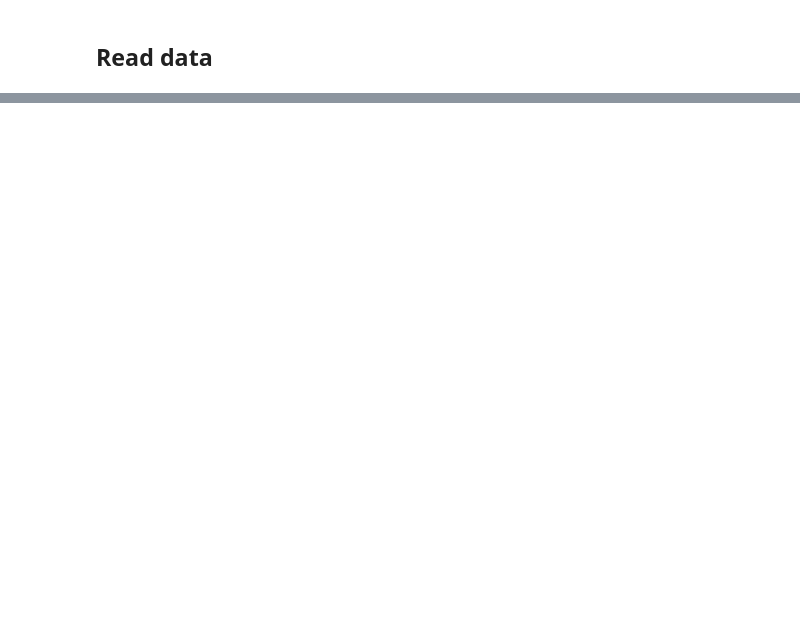
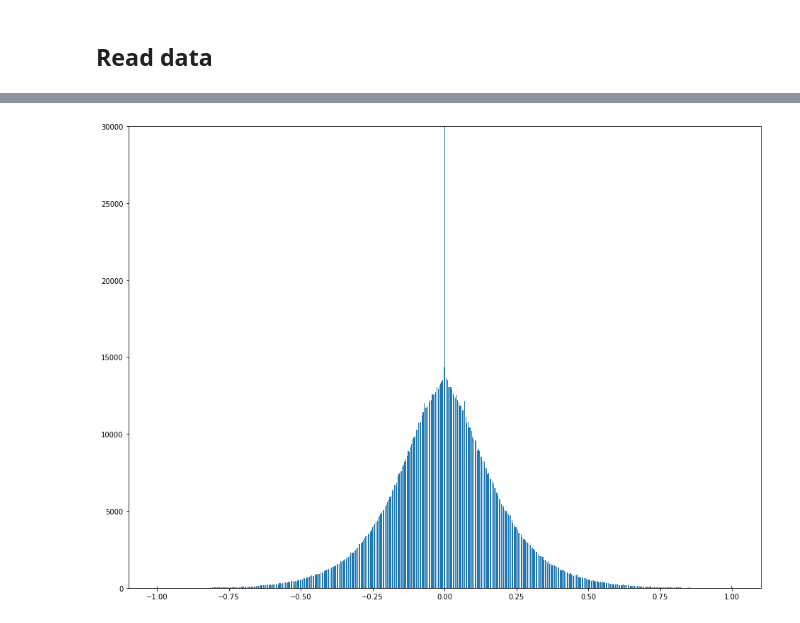
Before and after one commit to dnhkng/DeepSHIT, a Jupyter notebook: DeepSHIT.ipynb, the cells around one changed output, grey strips where cells are left out. Cells and saved outputs as stored; diff of their text form; code cells hidden in the pictures; blank space fills up the shorter version.

```diff
--- a/DeepSHIT.ipynb
+++ b/DeepSHIT.ipynb
@@ -354,0 +14,3 @@ plt.show()
+# %%
+dataset = pd.read_csv('data/coinbaseUSD_1-min_data_2014-12-01_to_2017-10-20.csv')
+dataset.head(20)
@@ -354,0 +49,15 @@ plt.show()
+# %%
+# Make the neural net happy with the inputs: zero mean, -1 to 1
+# only about 0.1% of high jumps in volume are clipped.
+
+dataset['Weighted_Price_PCT'] = dataset['Weighted_Price'].pct_change().fillna(0)
+dataset['Weighted_Price_PCT'] = dataset['Weighted_Price_PCT']*2
+dataset['Weighted_Price_PCT'] = dataset['Weighted_Price_PCT'].clip(-1,1)
+
+dataset['Weighted_Price_PCT_hour'] = dataset['Weighted_Price'].pct_change(periods=10).fillna(0)
+dataset['Weighted_Price_PCT_hour'] = dataset['Weighted_Price_PCT_hour']*2
+dataset['Weighted_Price_PCT_hour'] = dataset['Weighted_Price_PCT_hour'].clip(-1,1)
+
+dataset['Volume_(BTC)_PCT'] = dataset['Volume_(BTC)'].pct_change().fillna(0)
+dataset['Volume_(BTC)_PCT'] = dataset['Volume_(BTC)_PCT'] + 1
+dataset['Volume_(BTC)_PCT'] = np.clip(np.log(dataset['Volume_(BTC)_PCT'])/10, -1,1)
@@ -354,0 +78,14 @@ plt.show()
+# %%
+# Make sure the BTC Volume has nice NN properties
+
+plt.figure(figsize=(16,12))
+
+hist, bins = np.histogram(dataset['Volume_(BTC)_PCT'], bins=500)
+width = 0.7 * (bins[1] - bins[0])
+center = (bins[:-1] + bins[1:]) / 2
+plt.bar(center, hist, align='center', width=width)
+#plt.xlim(0, 10)
+plt.ylim(0, 30000)
+plt.show()
+# %% [output]
+[figure, added]
```
Also changed, not shown: parts of 51 cells of this notebook, 1 other file.
